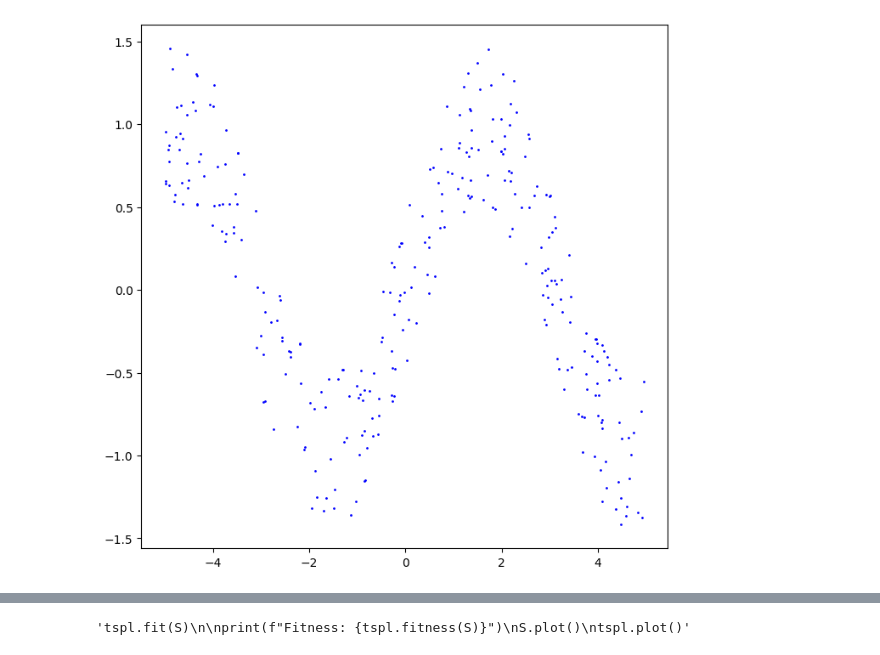
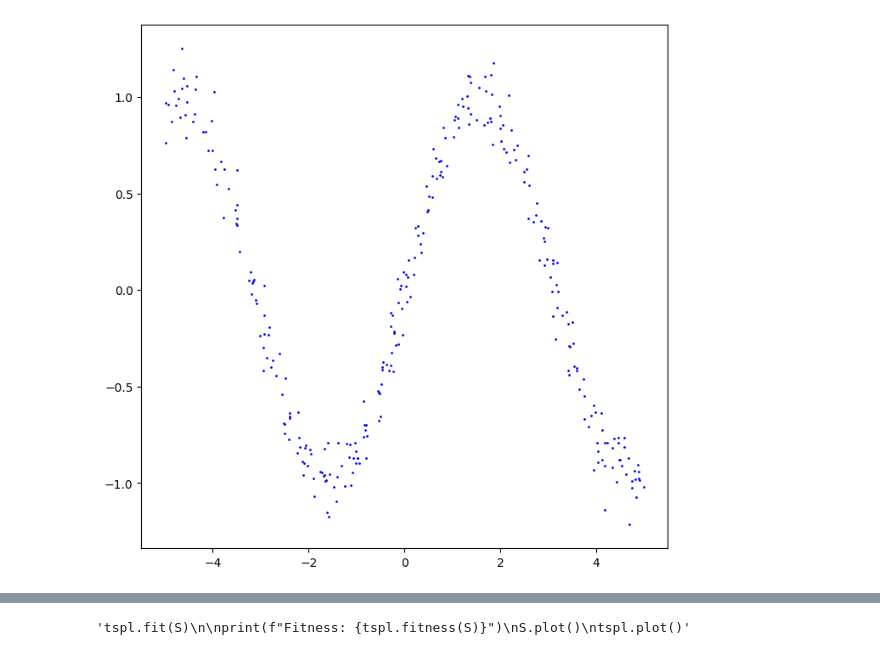
Before and after one commit to AgostinoRizzo/genpro, a Jupyter notebook: symbreg-taylor.ipynb, the cells around one changed output, grey strips where cells are left out. Saved outputs shown, nothing was run; the diff lists cells and outputs as text; code cells hidden in the pictures.

Commit message:
Add normal noise in dataset sample.

```diff
--- a/symbreg-taylor.ipynb
+++ b/symbreg-taylor.ipynb
@@ -11,10 +11,10 @@ np.random.seed(0)
 warnings.filterwarnings('ignore')
 # %%
 S = dataset.TrigonDataset()
-S.sample(size=300, noise=0.5)
+S.sample(size=300, noise=0.1)
 S.plot()
 # %% [output]
-[figure, old version]
+[figure, new version]
 # %%
 tspl = taylor_spline.TaylorSpline(0, 3)
 
```
Also changed, not shown: parts of 4 cells of this notebook, 1 other file.
